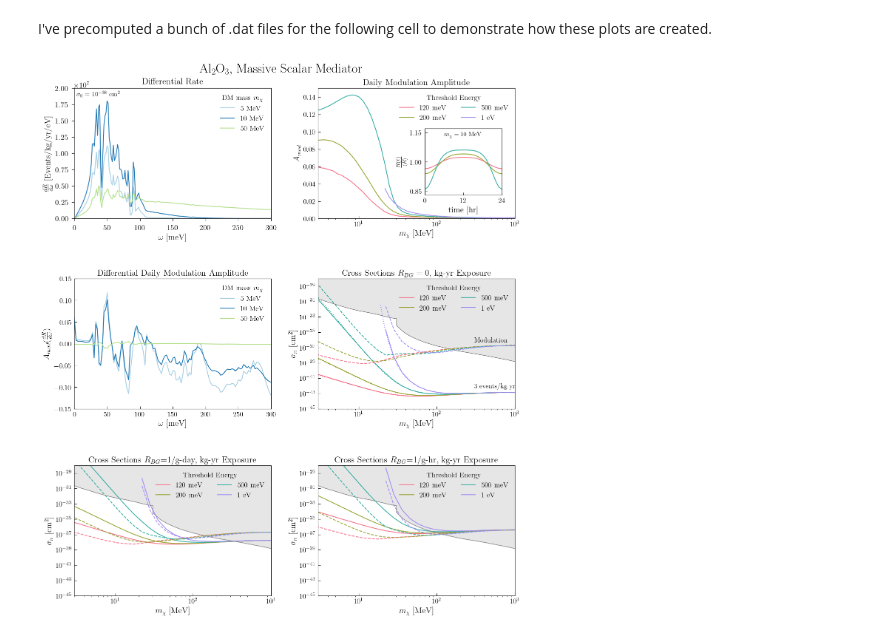
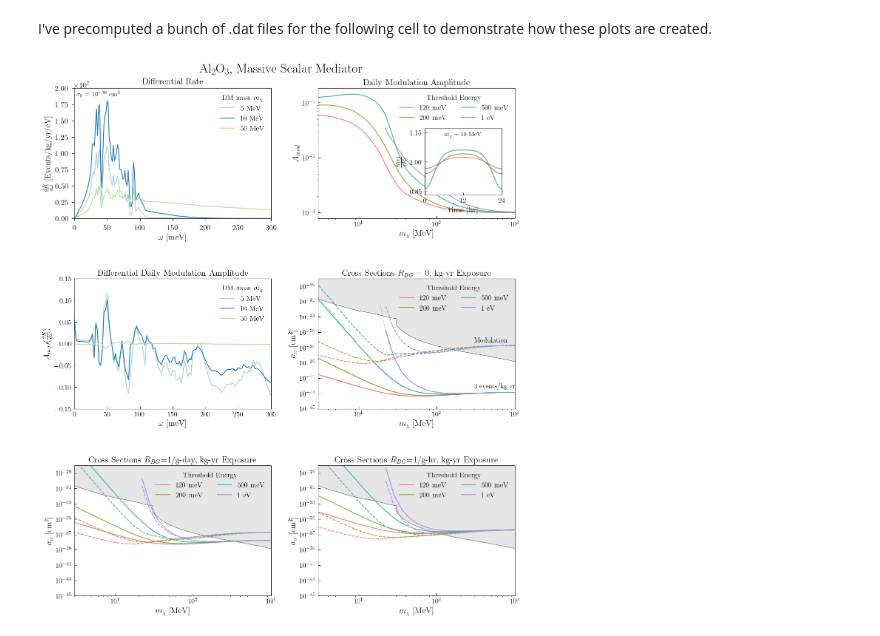
Before and after one commit to tongylin/DarkELF, a Jupyter notebook: examples/darkelf_daily_modulation.ipynb, the cells around one changed output. Cells and saved outputs as stored; diff of their text form; code cells hidden in the pictures.

```diff
--- a/examples/darkelf_daily_modulation.ipynb
+++ b/examples/darkelf_daily_modulation.ipynb
@@ -105,0 +108,23 @@ sic.F_n_d_precompute_anisotropic()
+# %%
+### !!!! This one is the most computationally intensive
+mass_DM_values = mass_DM_values = np.logspace(6,10,15)
+
+t_0 = 0
+Energy_thresh = [0.12,0.2,0.5]
+Energy_thresh_labels = ['120 meV','200 meV','500 meV']
+angular_thresh_vals = [40,60,100]
+q_IA = [max(2*np.sqrt(2*al2o3.mN_vector/al2o3.omega_bar_inverse_anisotropic)),max(4*np.sqrt(2*al2o3.mN_vector/al2o3.omega_bar_inverse_anisotropic)),max(8*np.sqrt(2*al2o3.mN_vector/al2o3.omega_bar_inverse_anisotropic))]
+
+modulation_fraction_al2o3_mass_kinematic = np.zeros((len(mass_DM_values),len(Energy_thresh)))
+time_array = np.linspace(0,24,10)
+
+
+for m,mass in enumerate(mass_DM_values):
+    start = time.time()
+    al2o3.update_params(mX=mass,mediator='massive')
+    rates = np.array([[al2o3.R_multiphonons_anisotropic(t,energy,dark_photon=False) for energy in Energy_thresh] for t in time_array])
+    average = np.trapz(rates,time_array,axis=0)/24
+    modulation_fraction_al2o3_mass_kinematic[m] = rates[t_0]/average
+    end = time.time()
+    print(f'{(end-start)} seconds for mass value {m}')
+modulation_fraction_al2o3_mass_kinematic = modulation_fraction_al2o3_mass_kinematic.T
@@ -601,11 +708,12 @@ ax[0,1].plot(mass_DM_values/1e6,np.abs(modulation_fraction_Al2O3_mass[3] - np.ti
 ax[0,1].tick_params(axis="both",which="major",labelsize=14,direction="in",pad=5)
 ax[0,1].legend(fontsize=14,frameon=False,ncol=2,title='Threshold Energy');
 ax[0,1].set_xlim(3,1e3);
-ax[0,1].set_ylim(0,0.15)
+#ax[0,1].set_ylim(0,0.15)
 ax[0,1].set_xlabel(r'$m_{\chi}$ [MeV]',fontsize=16);
 ax[0,1].set_ylabel(r'$A_{mod}$',fontsize=16);
 ax[0,1].set_title(r'Daily Modulation Amplitude');
 ax[0,1].set_xscale('log')
+ax[0,1].set_yscale('log')
 
 ################################################################
 # cross sections
@@ -698,31 +806,31 @@ ax[2,1].fill_between(massive_scalar_contraints[0],massive_scalar_contraints[1],1
 ax[2,1].plot(massive_scalar_contraints[0],massive_scalar_contraints[1],color='gray',linewidth=1)
 
 
 ################################################################
 # Inset Daily modulation curve
 
 left, bottom, width, height = [0.8, 0.76, 0.16, 0.12]
 ax = fig.add_axes([left, bottom, width, height])
 
 time_array = np.arange(0,25)
 average = np.trapz(Al2O3_daily_rate_modulation,time_array,axis=1)/24
 
 for j in range(3):
     ax.plot(time_array,Al2O3_daily_rate_modulation[j]/average[j],color=energy_colors[j],label=f' {Energy_thresh_labels[j]}');
 
 ax.set_xlim(0,24)
 ax.annotate(r'$m_{\chi} = 10$ MeV',(6,1.13),fontsize=12)
 ax.set_xlabel('time [hr]',fontsize=16)
 ax.set_xticks([0,12,24])
 ax.set_yticks([0.85,1,1.15])
 ax.set_ylabel(f'$\\frac{{R(t)}}{{\\left< R \\right>}}$',fontsize=16);
 #ax.set_title(f'Daily Rate Modulation for Al$_2$O$_3$ Detector, $m_{{\\chi}} =$ {mass_DM_values[mass_to_plot]/1.e6} MeV');
 ax.set_ylim(0.83,1.17);
 ax.tick_params(axis="both",which="major",labelsize=14,direction="in",pad=5)
 #ax.legend(fontsize=14,frameon=False,ncol=2,title='Threshold Energy');
 
 fig.suptitle(r'Al$_2$O$_3$, Massive Scalar Mediator',fontsize=25);
 
 #fig.savefig('Al2O3_massive_scalar.pdf')
 # %% [output]
-[figure, old version]
+[figure, new version]
```
Also changed, not shown: parts of 6 cells of this notebook, 8 other files.
